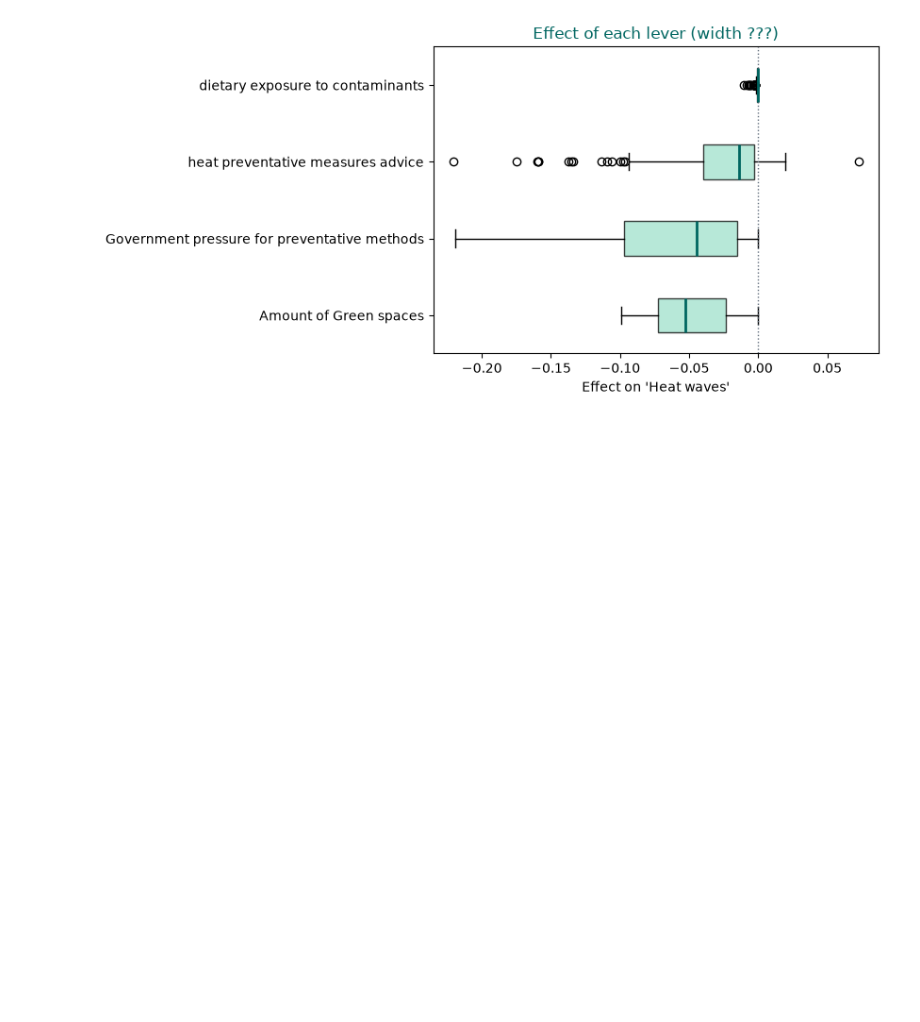
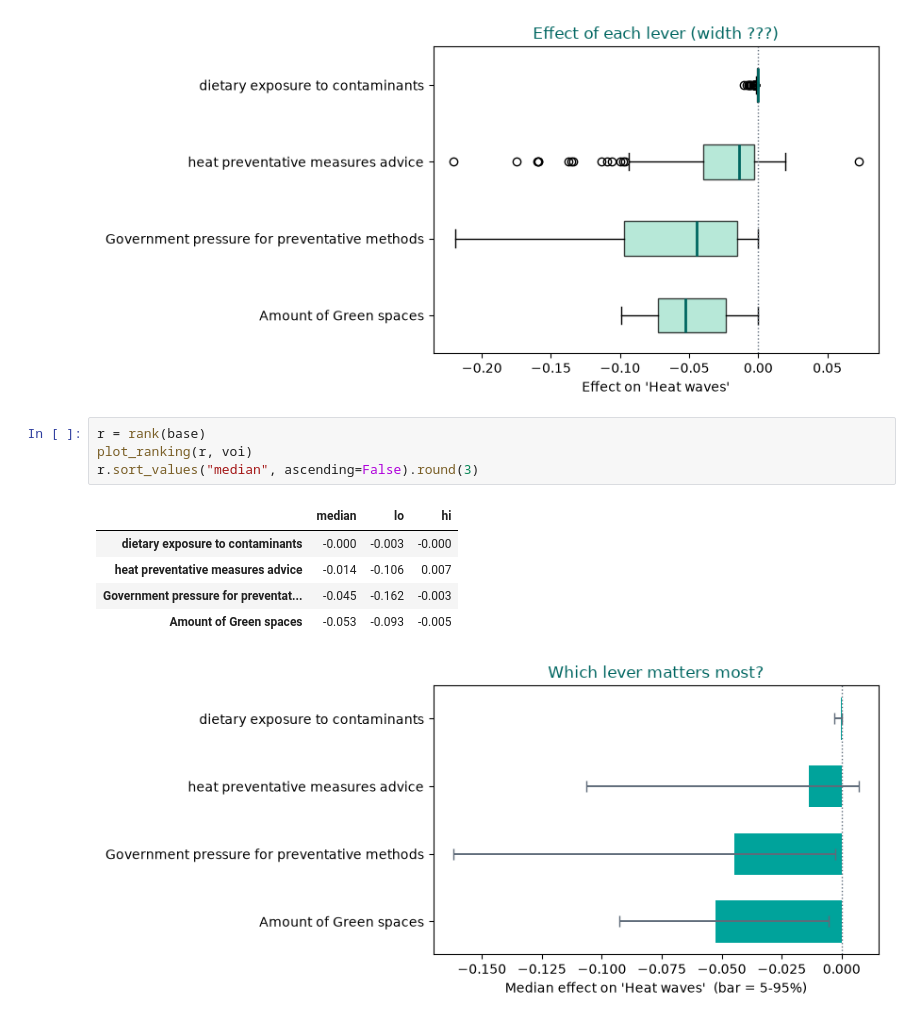
Before and after one commit to SylkeAijiaoSnel/csp_urban_heatwaves_2026, a Jupyter notebook: 1a.ipynb, the cells around one changed output. Cells and saved outputs as stored; diff of their text form; blank space fills up the shorter version.

```diff
--- a/1a.ipynb
+++ b/1a.ipynb
@@ -129,3 +129,14 @@ def run(aux, stocks, seed):
     sdm.run_simulations()
     return sdm.get_intervention_effects()[voi]
 [figure]
+# %%
+r = rank(base)
+plot_ranking(r, voi)
+r.sort_values("median", ascending=False).round(3)
+# %% [output]
+|  | median | lo | hi |
+| dietary exposure to contaminants | -0.000 | -0.003 | -0.000 |
+| heat preventative measures advice | -0.014 | -0.106 | 0.007 |
+| Government pressure for preventat... | -0.045 | -0.162 | -0.003 |
+| Amount of Green spaces | -0.053 | -0.093 | -0.005 |
+[figure, added]
```
Also changed, not shown: parts of 1 cell of this notebook, 1 other file.
